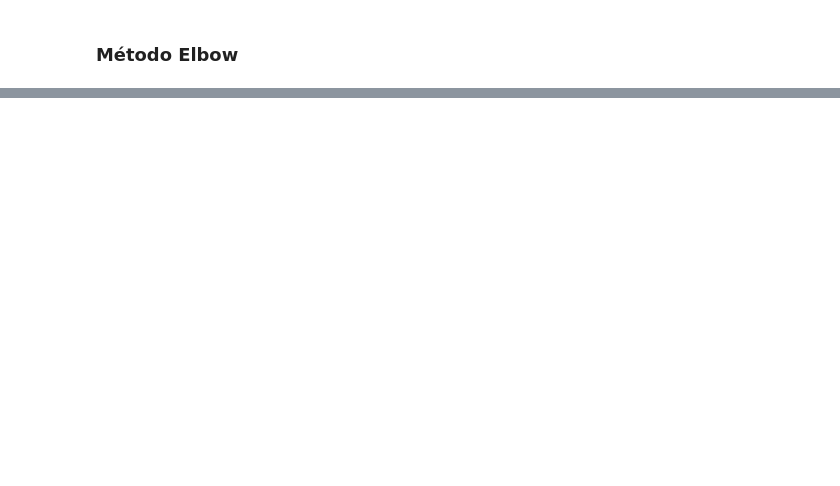
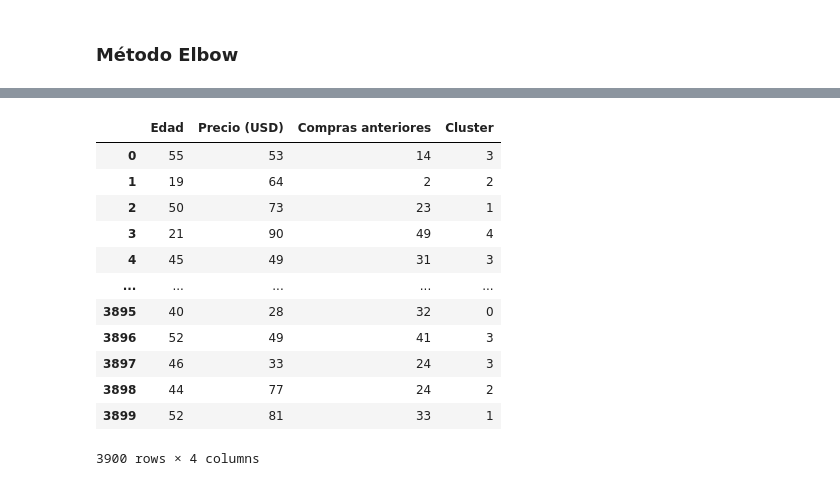
Before and after one commit to RalphNM1/InteligenciaArtificial, a Jupyter notebook: Ejercicios/Clustering/Clustering.ipynb, the cells around one changed output, grey strips where cells are left out. Saved outputs shown, nothing was run; the diff lists cells and outputs as text; code cells hidden in the pictures; blank space fills up the shorter version.

```diff
--- a/Ejercicios/Clustering/Clustering.ipynb
+++ b/Ejercicios/Clustering/Clustering.ipynb
@@ -213,0 +159,20 @@ X does not have valid feature names, but KMeans was fitted with feature names
+# %%
+df_reducido = df_reducido[['Edad', 'Precio (USD)', 'Compras anteriores']].copy()
+df_reducido['Cluster'] = kmeans.fit_predict(df_reducido)
+
+
+df_reducido
+# %% [output]
+|  | Edad | Precio (USD) | Compras anteriores | Cluster |
+| 0 | 55 | 53 | 14 | 3 |
+| 1 | 19 | 64 | 2 | 2 |
+| 2 | 50 | 73 | 23 | 1 |
+| 3 | 21 | 90 | 49 | 4 |
+| 4 | 45 | 49 | 31 | 3 |
+| ... | ... | ... | ... | ... |
+| 3895 | 40 | 28 | 32 | 0 |
+| 3896 | 52 | 49 | 41 | 3 |
+| 3897 | 46 | 33 | 24 | 3 |
+| 3898 | 44 | 77 | 24 | 2 |
+| 3899 | 52 | 81 | 33 | 1 |
+3900 rows × 4 columns
```
Also changed, not shown: parts of 11 cells of this notebook.
